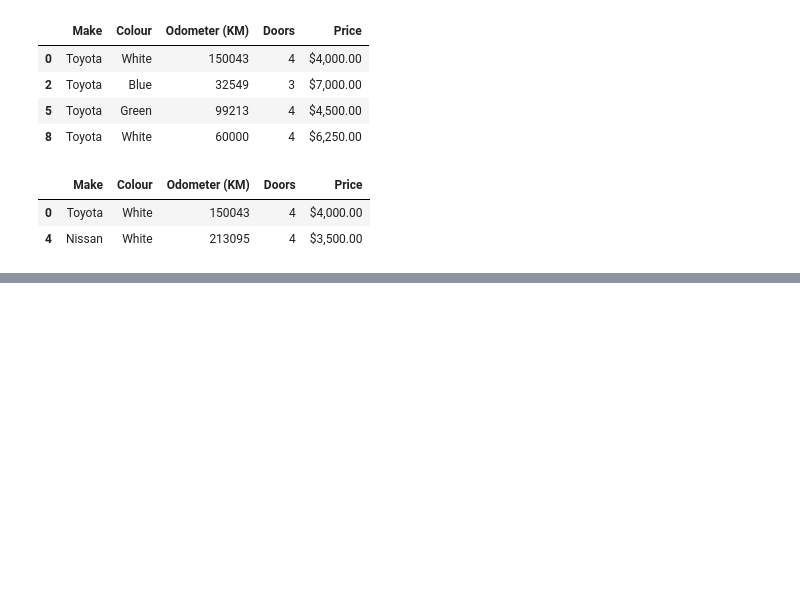
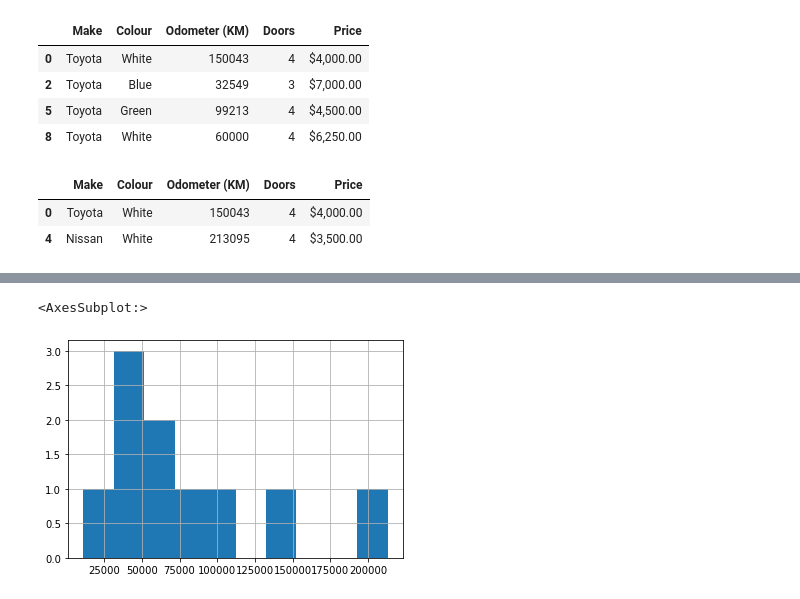
Before and after one commit to kavinda-ravishan/TensorFlow_Developer_Certificate_in_2021_Zero_to_Mastery, a Jupyter notebook: 0. Pandas for Data Analysis/1_introduction_to_pandas.ipynb, the cells around one changed output, grey strips where cells are left out. Saved outputs shown, nothing was run; the diff lists cells and outputs as text; code cells hidden in the pictures; blank space fills up the shorter version.

```diff
--- a/0. Pandas for Data Analysis/1_introduction_to_pandas.ipynb
+++ b/0. Pandas for Data Analysis/1_introduction_to_pandas.ipynb
@@ -320,0 +358,5 @@ car_sales[car_sales['Odometer (KM)'] > 100000]
+# %%
+car_sales['Odometer (KM)'].hist()
+# %% [output]
+<AxesSubplot:>
+[figure, added]
```
Also changed, not shown: parts of 9 cells of this notebook.
